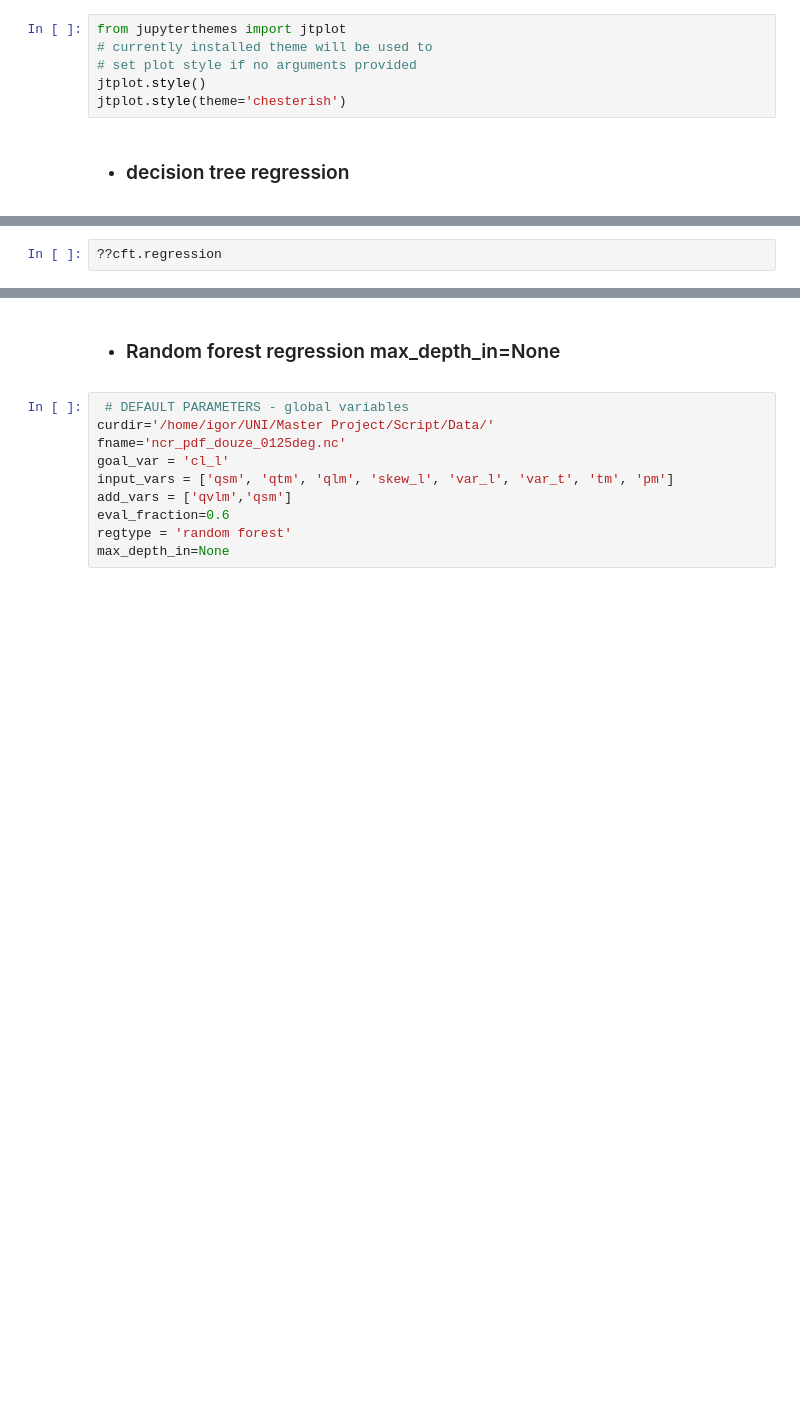
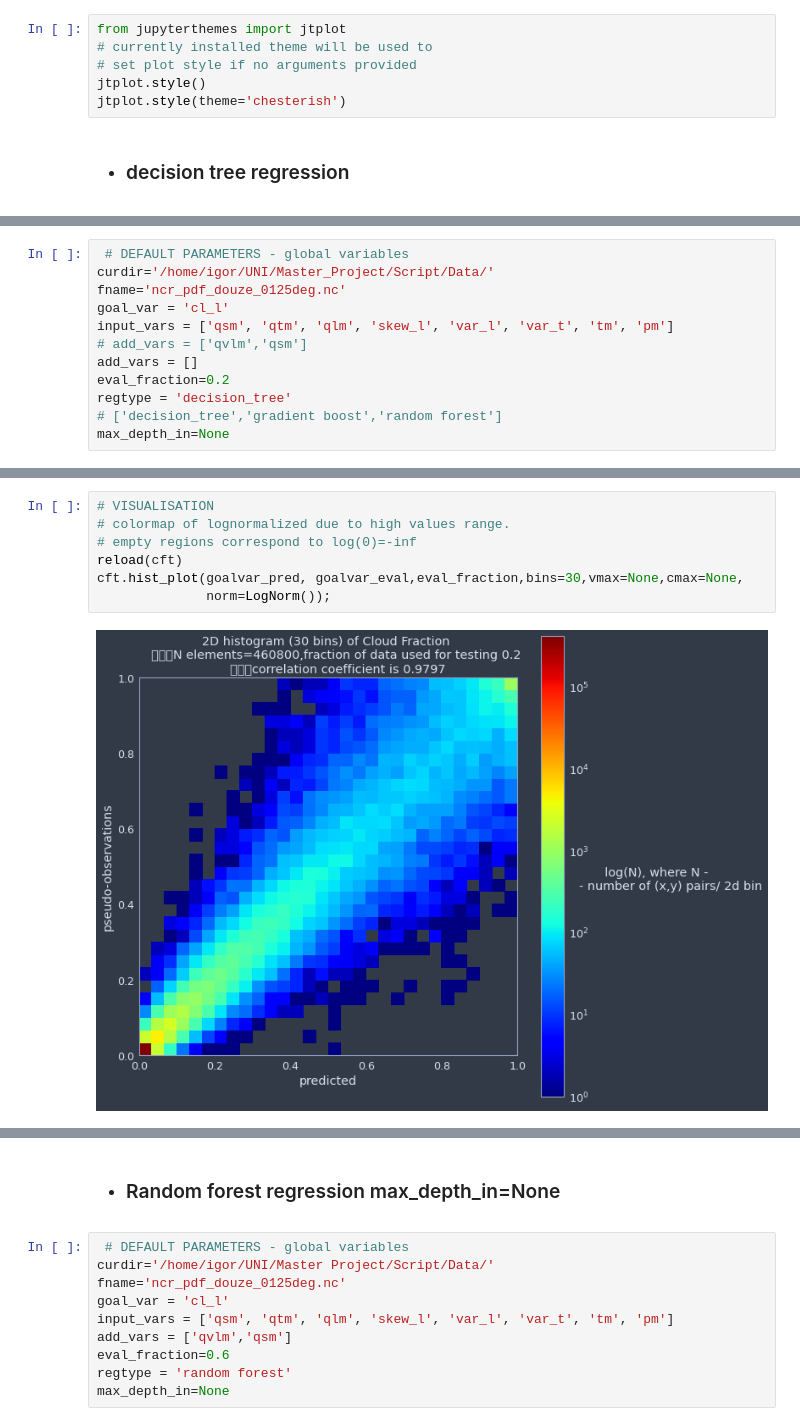
Before and after one commit to Egor93/MSC_repo, a Jupyter notebook: regression/tree_regression_plotter.ipynb, the cells around one changed output, grey strips where cells are left out. Saved outputs shown, nothing was run; the diff lists cells and outputs as text; blank space fills up the shorter version.

```diff
--- a/regression/tree_regression_plotter.ipynb
+++ b/regression/tree_regression_plotter.ipynb
@@ -46,3 +95,15 @@ ncr_pdf_douze_00625deg.nc  ncr_pdf_douze_1deg.nc
+# %%
+ # DEFAULT PARAMETERS - global variables
+curdir='/home/igor/UNI/Master_Project/Script/Data/'
+fname='ncr_pdf_douze_0125deg.nc'
+goal_var = 'cl_l'
+input_vars = ['qsm', 'qtm', 'qlm', 'skew_l', 'var_l', 'var_t', 'tm', 'pm']
+# add_vars = ['qvlm','qsm']
+add_vars = []
+eval_fraction=0.2
+regtype = 'decision_tree'
+# ['decision_tree','gradient boost','random forest']
+max_depth_in=None
 # %%
 # make sure that changes in module are applied in j notebook
 reload(cft)
@@ -57,2 +130,9 @@ goalvar_pred, goalvar_eval = cft.regression(regtype,processed_data,max_depth_in)
-# %%
-??cft.regression
+# %%
+# VISUALISATION
+# colormap of lognormalized due to high values range.
+# empty regions correspond to log(0)=-inf
+reload(cft)
+cft.hist_plot(goalvar_pred, goalvar_eval,eval_fraction,bins=30,vmax=None,cmax=None,
+              norm=LogNorm());
+# %% [output]
+[figure, added]
```
Also changed, not shown: parts of 25 cells of this notebook, 1 other file.
